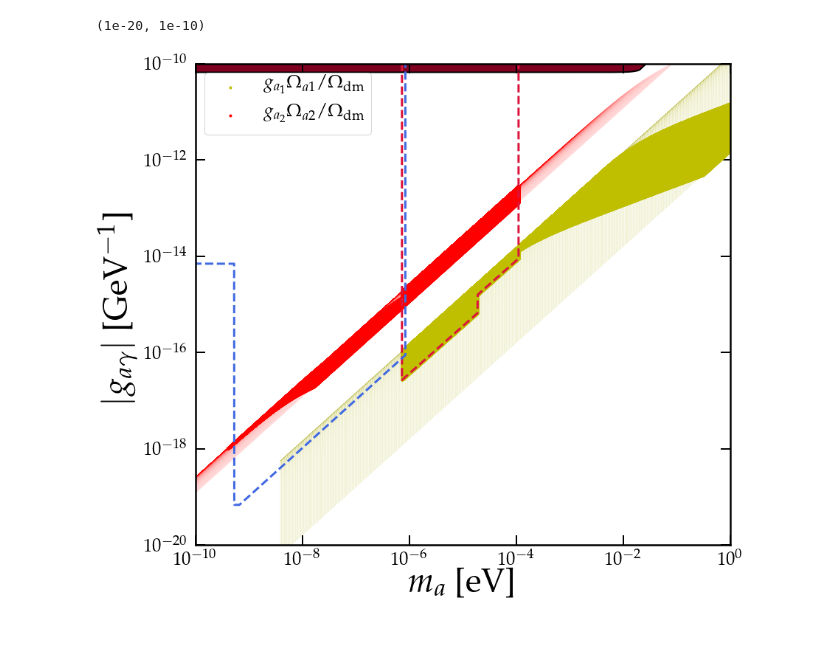
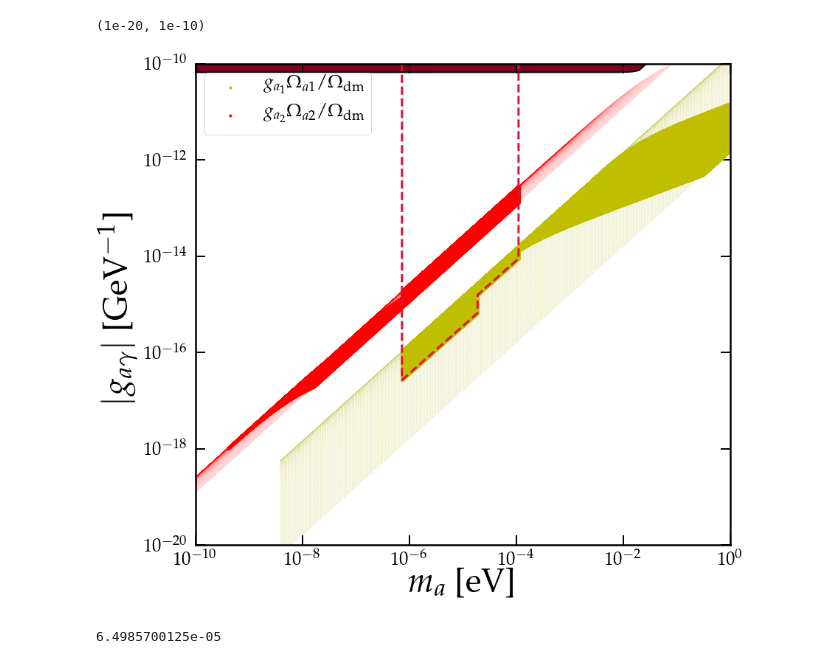
Before and after one commit to cajohare/CompAxion, a Jupyter notebook: Projections.ipynb, the cells around one changed output. Cells and saved outputs as stored; diff of their text form; code cells hidden in the pictures.

```diff
--- a/Projections.ipynb
+++ b/Projections.ipynb
@@ -74,33 +73,37 @@ fig,ax = MySquarePlot(r'$m_a$ [eV]','$|g_{a\gamma}|$ [GeV$^{-1}$]')
 AxionPhoton.Helioscopes(ax,text_on=False)
 
 P1 = sqrt(Omega_a1.flatten())
 P2 = sqrt(Omega_a2.flatten())
 
 g1_rs = g1.flatten()*P1
 g2_rs = g2.flatten()*P2
 
 mask = (ADMX_m1+ADMX_m2)>0
 mask = mask.flatten()
 
 plt.plot(m1.flatten()[mask],g1_rs[mask],'y.',label=r'$g_{a_1} \Omega_{a1}/\Omega_{\rm dm}$');
 plt.plot(m2.flatten()[mask],g2_rs[mask],'r.',label=r'$g_{a_2} \Omega_{a2}/\Omega_{\rm dm}$');
 
 
 plt.plot(m1.flatten(),g1_rs,'y,',alpha=0.01);
 plt.plot(m2.flatten(),g2_rs,'r,',alpha=0.01)
 
 dat = loadtxt('limit_data/AxionPhoton/Projections/ADMX_Projected.txt')
 plt.plot(dat[:,0],dat[:,1],'k--',color='crimson',lw=3)
 
-dat = loadtxt('limit_data/AxionPhoton/Projections/DMRadio.txt')
-plt.plot(dat[:,0],dat[:,1],'--',color='royalblue',lw=3)
+# dat = loadtxt('limit_data/AxionPhoton/Projections/DMRadio.txt')
+# plt.plot(dat[:,0],dat[:,1],'--',color='royalblue',lw=3)
 
 plt.legend()
 
 ax.set_xscale('log')
 ax.set_yscale('log')
 ax.set_xlim([1e-10,1e0])
 ax.set_ylim([1e-20,1e-10])
 # %% [output]
 (1e-20, 1e-10)
-[figure, old version]
+[figure, new version]
+# %%
+2*(75.5)**4/1e3**4
+# %% [output]
+6.4985700125e-05
```
Also changed, not shown: parts of 1 cell of this notebook, 15 other files.
